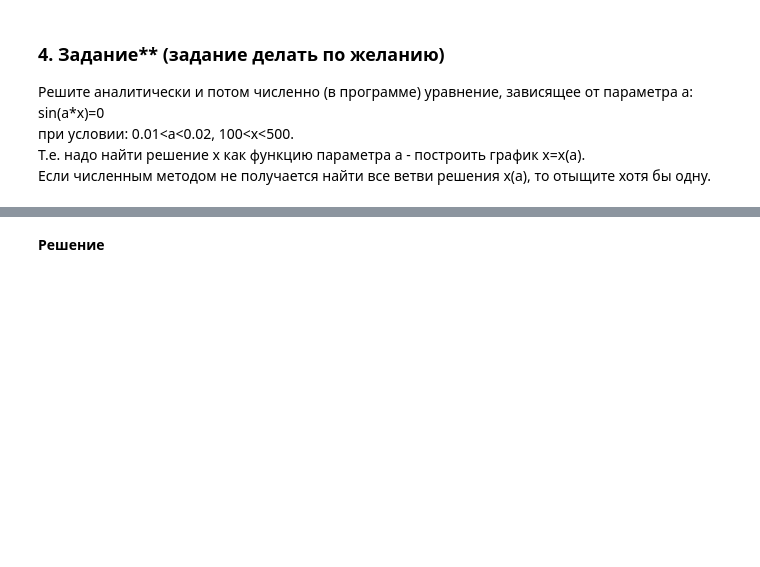
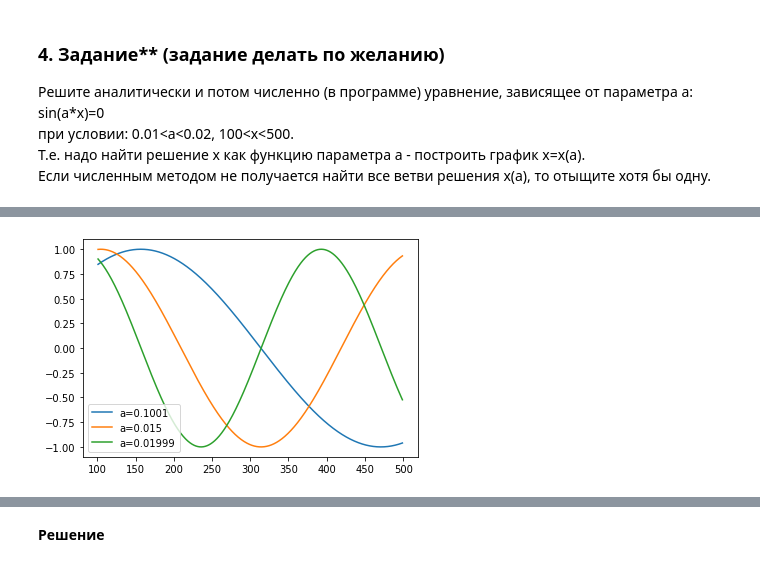
Before and after one commit to Snusmi/GB_FurtherMath_intro, a Jupyter notebook: Lesson4/Lesson4.ipynb, the cells around one changed output, grey strips where cells are left out. Cells and saved outputs as stored; diff of their text form; code cells hidden in the pictures; blank space fills up the shorter version.

```diff
--- a/Lesson4/Lesson4.ipynb
+++ b/Lesson4/Lesson4.ipynb
@@ -39,0 +54,24 @@ sin(а\*x)=0<br>
+# %%
+%matplotlib inline
+import numpy as np
+import math
+import matplotlib.pyplot as plt
+
+
+x = np.linspace(101,499,1000)
+a1 = 0.01001
+a2 = 0.015
+a3 = 0.01999
+y1 = np.sin(a1*x)
+y2 = np.sin(a2*x)
+y3 = np.sin(a3*x)
+
+fig = plt.figure()
+ax = fig.add_subplot(111)
+ax.plot(x, y1, label = u'a=0.1001')
+ax.plot(x, y2, label = u'a=0.015')
+ax.plot(x, y3, label = u'a=0.01999')
+plt.legend()
+plt.show()
+# %% [output]
+[figure, added]
```
Also changed, not shown: parts of 17 cells of this notebook, 6 other files.
